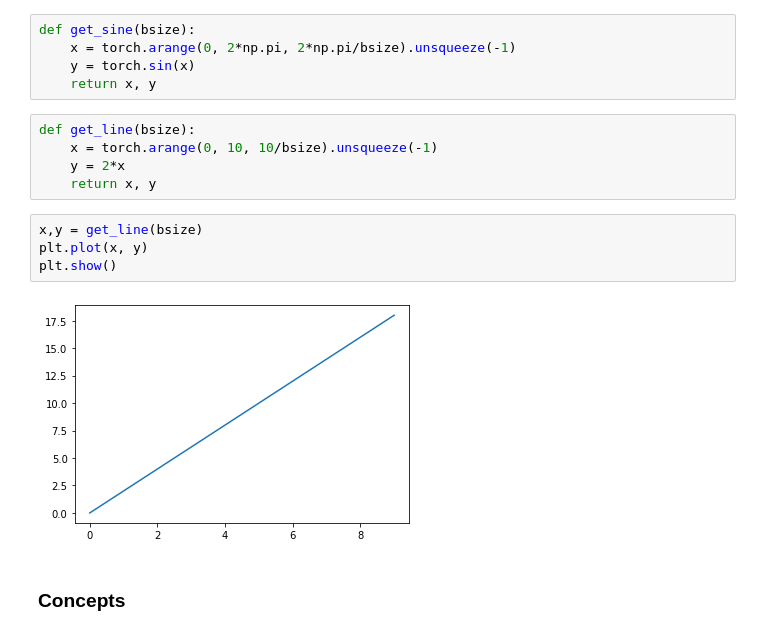
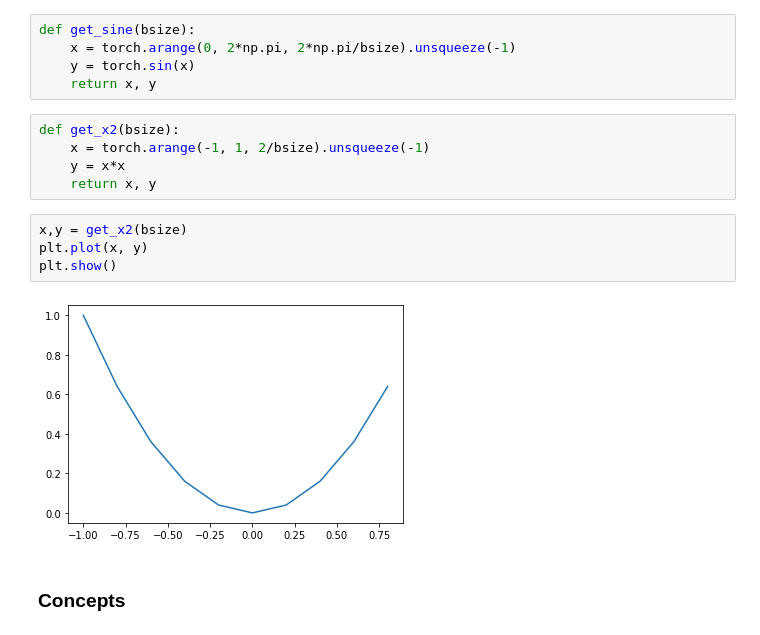
Before and after one commit to AmanDaVinci/SENN, a Jupyter notebook: notebooks/Explaining_SENN.ipynb, the cells around one changed output. Cells and saved outputs as stored; diff of their text form.

```diff
--- a/notebooks/Explaining_SENN.ipynb
+++ b/notebooks/Explaining_SENN.ipynb
@@ -161,16 +168,16 @@ def get_sine(bsize):
     y = torch.sin(x)
     return x, y
 # %%
-def get_line(bsize):
-    x = torch.arange(0, 10, 10/bsize).unsqueeze(-1)
-    y = 2*x
+def get_x2(bsize):
+    x = torch.arange(-1, 1, 2/bsize).unsqueeze(-1)
+    y = x*x
     return x, y
 # %%
-x,y = get_line(bsize)
+x,y = get_x2(bsize)
 plt.plot(x, y)
 plt.show()
 # %% [output]
-[figure, old version]
+[figure, new version]
 # %% [markdown]
 ### Concepts
 # %%
```
Also changed, not shown: parts of 19 cells of this notebook, 1 other file.
